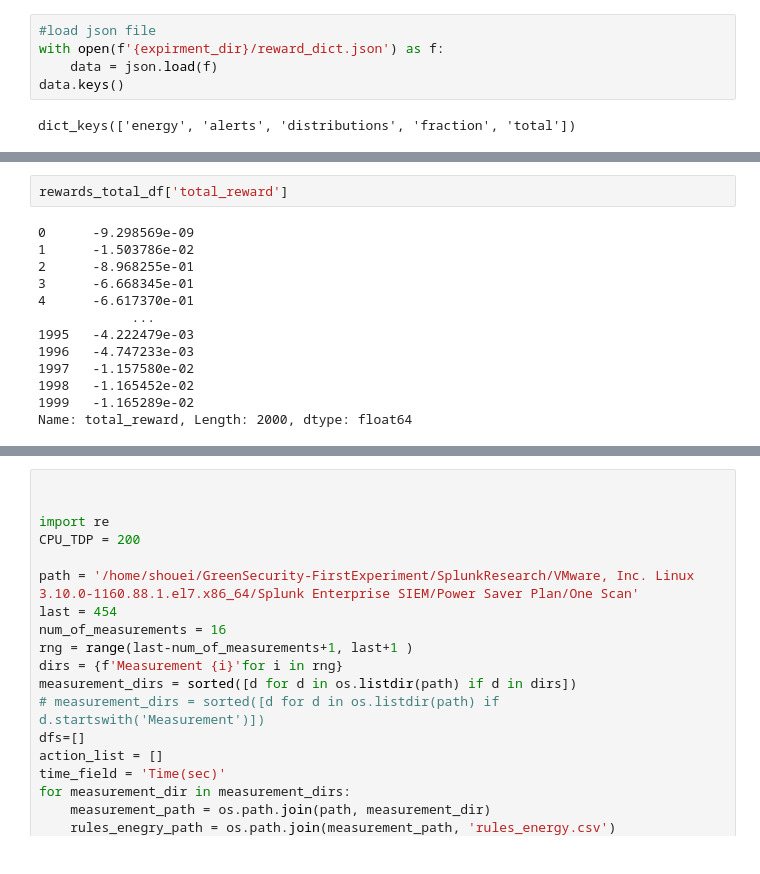
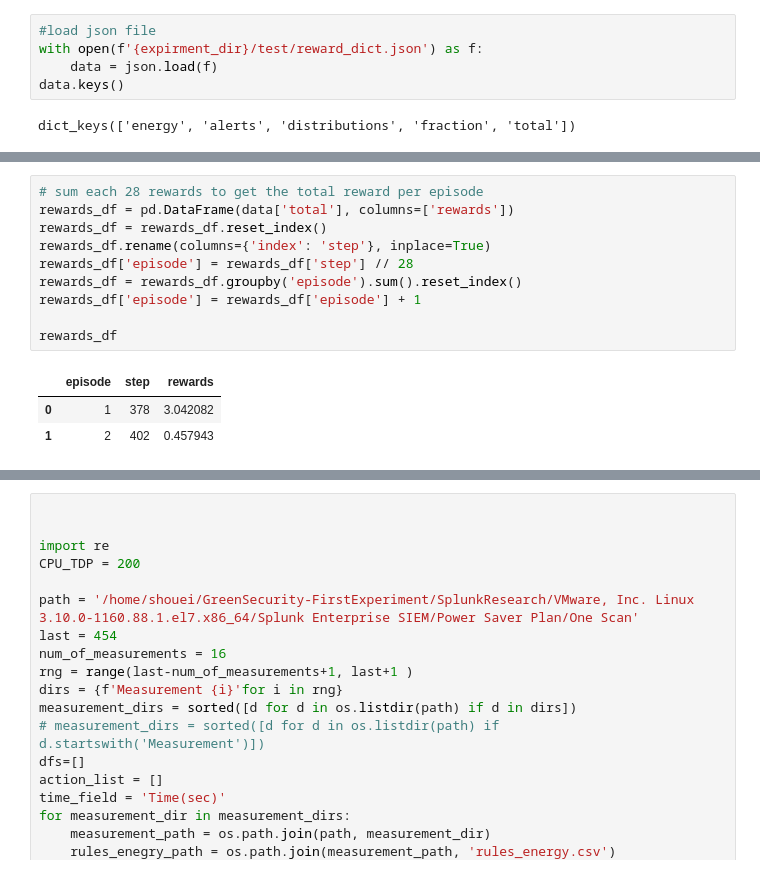
Before and after one commit to sapirani/GreenSecurityMeasurementAndOptimizationFramework, a Jupyter notebook: SplunkResearch/model/splunk_analysis.ipynb, the cells around one changed output, grey strips where cells are left out. Cells and saved outputs as stored; diff of their text form.

```diff
--- a/SplunkResearch/model/splunk_analysis.ipynb
+++ b/SplunkResearch/model/splunk_analysis.ipynb
@@ -126,7 +182,7 @@ alt.Chart(distributions_df).mark_line().encode(
 [interactive output not drawn]
 # %%
 #load json file
-with open(f'{expirment_dir}/reward_dict.json') as f:
+with open(f'{expirment_dir}/test/reward_dict.json') as f:
     data = json.load(f)
 data.keys()
 # %% [output]
@@ -166,19 +230,18 @@ alt.Chart(rewards_distributions_df).mark_line().encode(
 )
 # %% [output]
 [interactive output not drawn]
-# %%
-rewards_total_df['total_reward']
-# %% [output]
-0      -9.298569e-09
-1      -1.503786e-02
-2      -8.968255e-01
-3      -6.668345e-01
-4      -6.617370e-01
-            ...
-1995   -4.222479e-03
-1996   -4.747233e-03
-1997   -1.157580e-02
-1998   -1.165452e-02
-1999   -1.165289e-02
-Name: total_reward, Length: 2000, dtype: float64
+# %%
+# sum each 28 rewards to get the total reward per episode
+rewards_df = pd.DataFrame(data['total'], columns=['rewards'])
+rewards_df = rewards_df.reset_index()
+rewards_df.rename(columns={'index': 'step'}, inplace=True)
+rewards_df['episode'] = rewards_df['step'] // 28
+rewards_df = rewards_df.groupby('episode').sum().reset_index()
+rewards_df['episode'] = rewards_df['episode'] + 1
+
+rewards_df
+# %% [output]
+|  | episode | step | rewards |
+| 0 | 1 | 378 | 3.042082 |
+| 1 | 2 | 402 | 0.457943 |
 # %%
```
Also changed, not shown: parts of 23 cells of this notebook, 5 other files.
